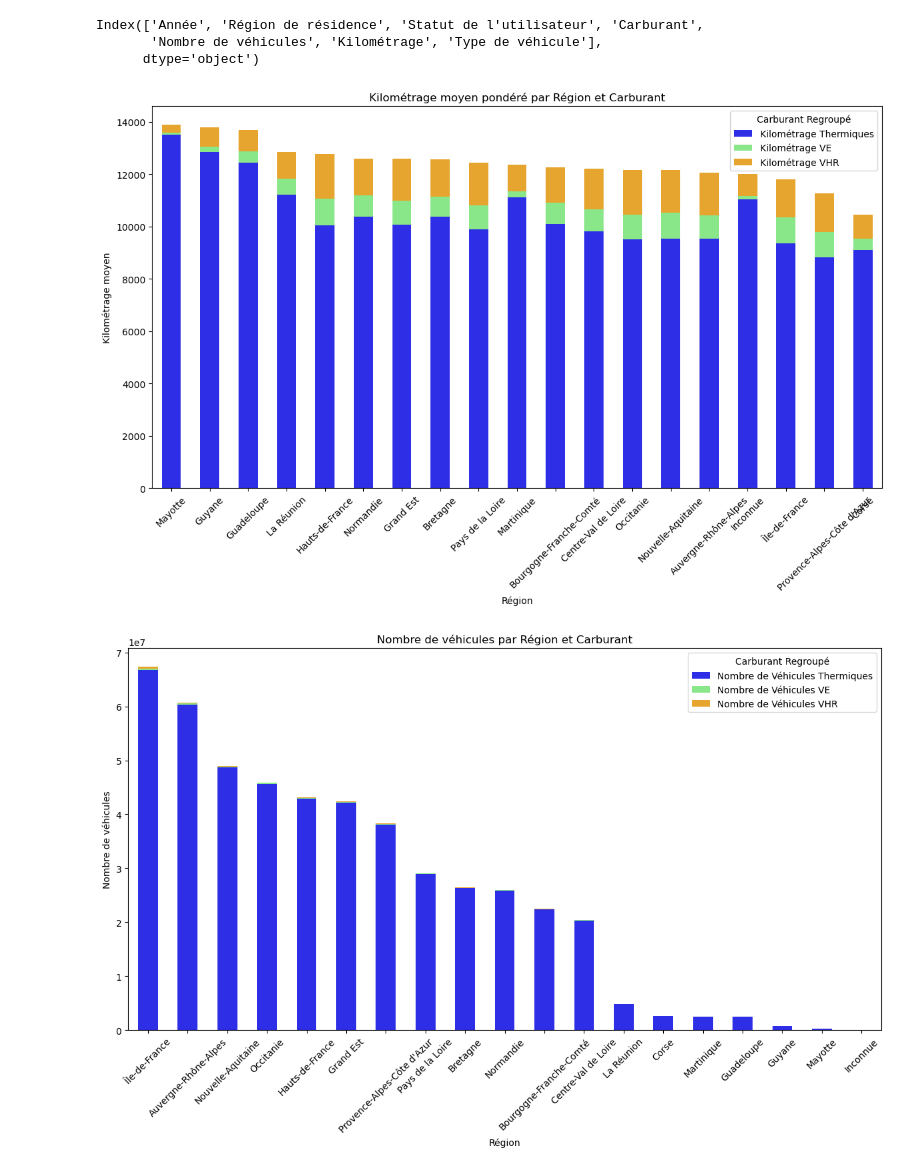
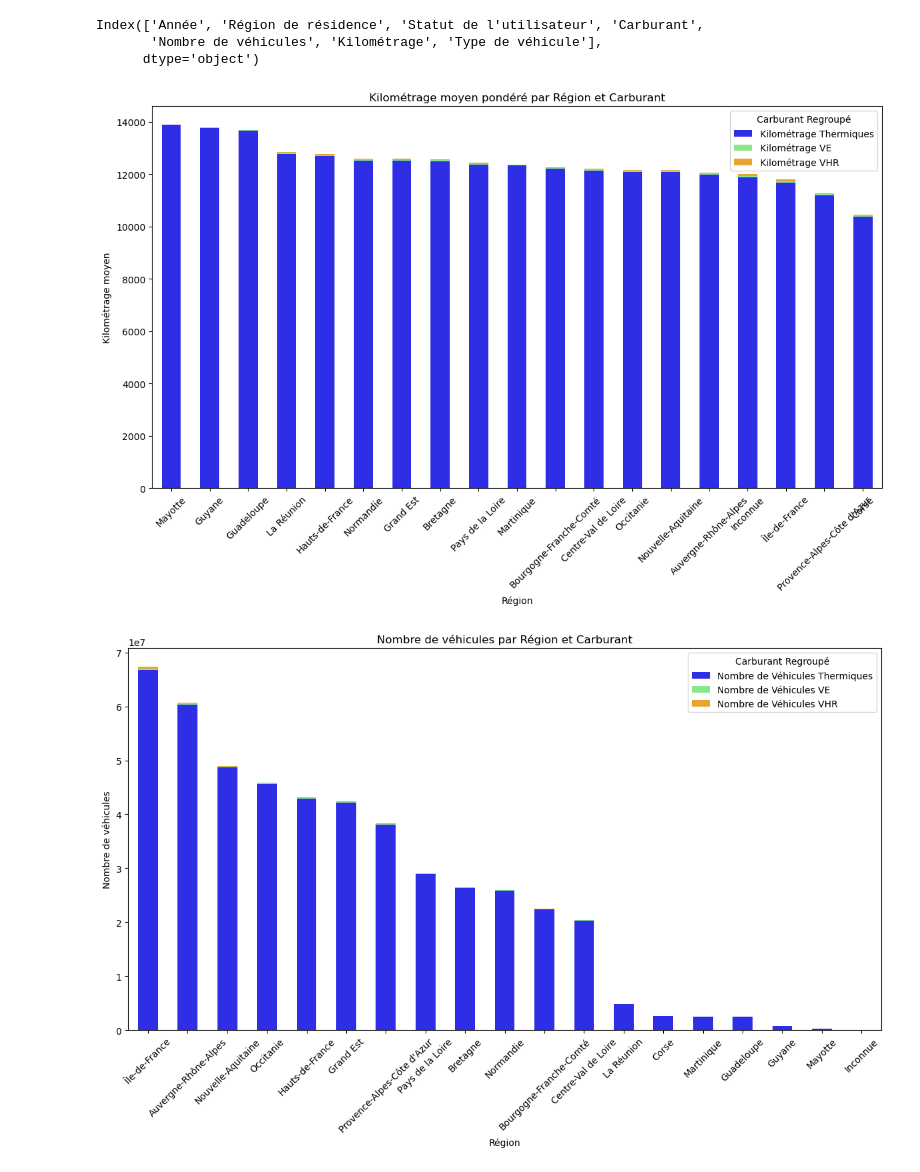
Before and after one commit to HugoMorand/Statapp, a Jupyter notebook: StatDes/plot.ipynb, the cells around one changed output. Saved outputs shown, nothing was run; the diff lists cells and outputs as text; code cells hidden in the pictures.

Commit message:
degres1 totalement finito

```diff
--- a/StatDes/plot.ipynb
+++ b/StatDes/plot.ipynb
@@ -656,11 +668,14 @@ kilometrage_moyen_total = df_final.groupby('Région de résidence').apply(
     lambda x: (x['Nombre de véhicules'] * x['Kilométrage']).sum() / x['Nombre de véhicules'].sum()
 )
 
-# Calculer les sommes des kilométrages pour chaque type de carburant
-kilometrage_par_carburant = df_final.groupby(['Région de résidence', 'Type de véhicule'])['Kilométrage'].sum().unstack()
+# Calculer le kilométrage moyen pondéré par région et type de véhicule
+kilometrage_moyen_par_vehicule = df_final.groupby(['Région de résidence', 'Type de véhicule']).apply(
+    lambda x: (x['Kilométrage'] * x['Nombre de véhicules']).sum() / x['Nombre de véhicules'].sum()
+).unstack()
 
-# Calculer les proportions pour chaque type de carburant
-proportion_par_carburant = kilometrage_par_carburant.div(kilometrage_par_carburant.sum(axis=1), axis=0)
+
+# Calculer les proportions pour chaque type de véhicule
+proportion_par_vehicule = kilometrage_moyen_par_vehicule.div(kilometrage_moyen_total, axis=0)
 
 # Calculer les contributions au kilométrage moyen total
 contribution_par_carburant = proportion_par_carburant.multiply(kilometrage_moyen_total, axis=0)
@@ -676,34 +691,34 @@ for carburant in contribution_par_carburant.columns:
     resultats[f'Kilométrage {carburant}'] = contribution_par_carburant[carburant]
 
 # Trier les résultats par kilométrage total décroissant
 resultats = resultats.sort_values(by='Kilométrage Total', ascending=False)
 
 # Définir une palette de couleurs personnalisée avec des ajustements de style
 base_colors = {
     'Thermiques': 'blue',
     'VE': 'green',
     'VHR': 'orange'
 }
 
 # Fonction pour ajuster la couleur
 def adjust_color(color, saturation=1.0, value=1.0):
     rgb = mcolors.to_rgb(color)
     h, l, s = mcolors.rgb_to_hsv(rgb)
     return mcolors.hsv_to_rgb((h, saturation * s, value * l))
 
 # Créer une liste de couleurs ajustées
 plot_colors = [adjust_color(base_colors[carburant], saturation=0.8, value=0.9) for carburant in contribution_par_carburant.columns if carburant in base_colors]
 
 # Tracer le graphique empilé avec les couleurs personnalisées
 resultats.set_index('Région').drop(columns=['Kilométrage Total']).plot(kind='bar', stacked=True, figsize=(12, 8), color=plot_colors)
 plt.title('Kilométrage moyen pondéré par Région et Carburant')
 plt.ylabel('Kilométrage moyen')
 plt.xticks(rotation=45)
 plt.legend(title='Carburant Regroupé')
 plt.tight_layout()
 plt.show()
 # %% [output]
-[figure, old version]
+[figure, new version]
 # %%
 import pandas as pd
 import matplotlib.pyplot as plt
```
Also changed, not shown: parts of 5 cells of this notebook.
